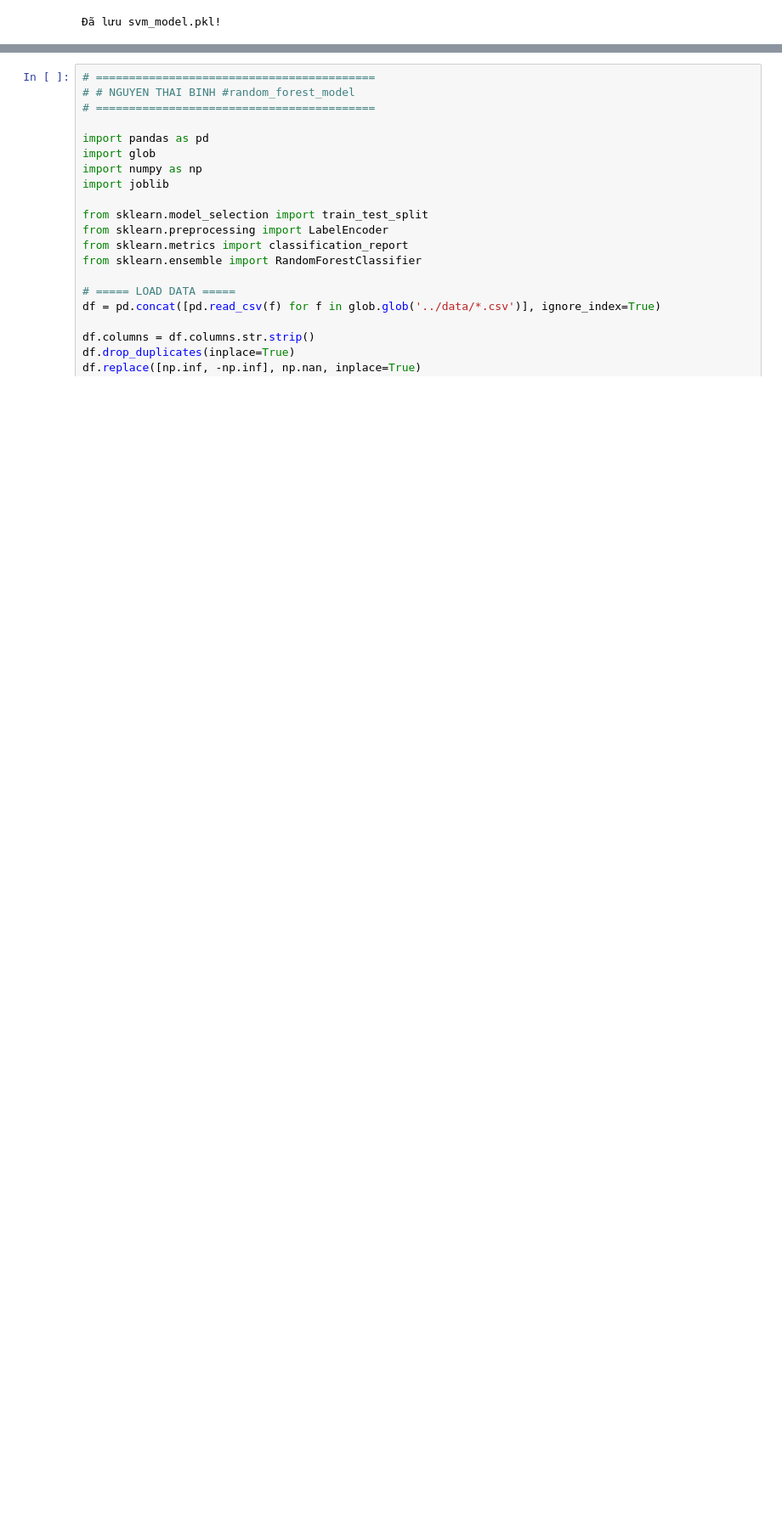
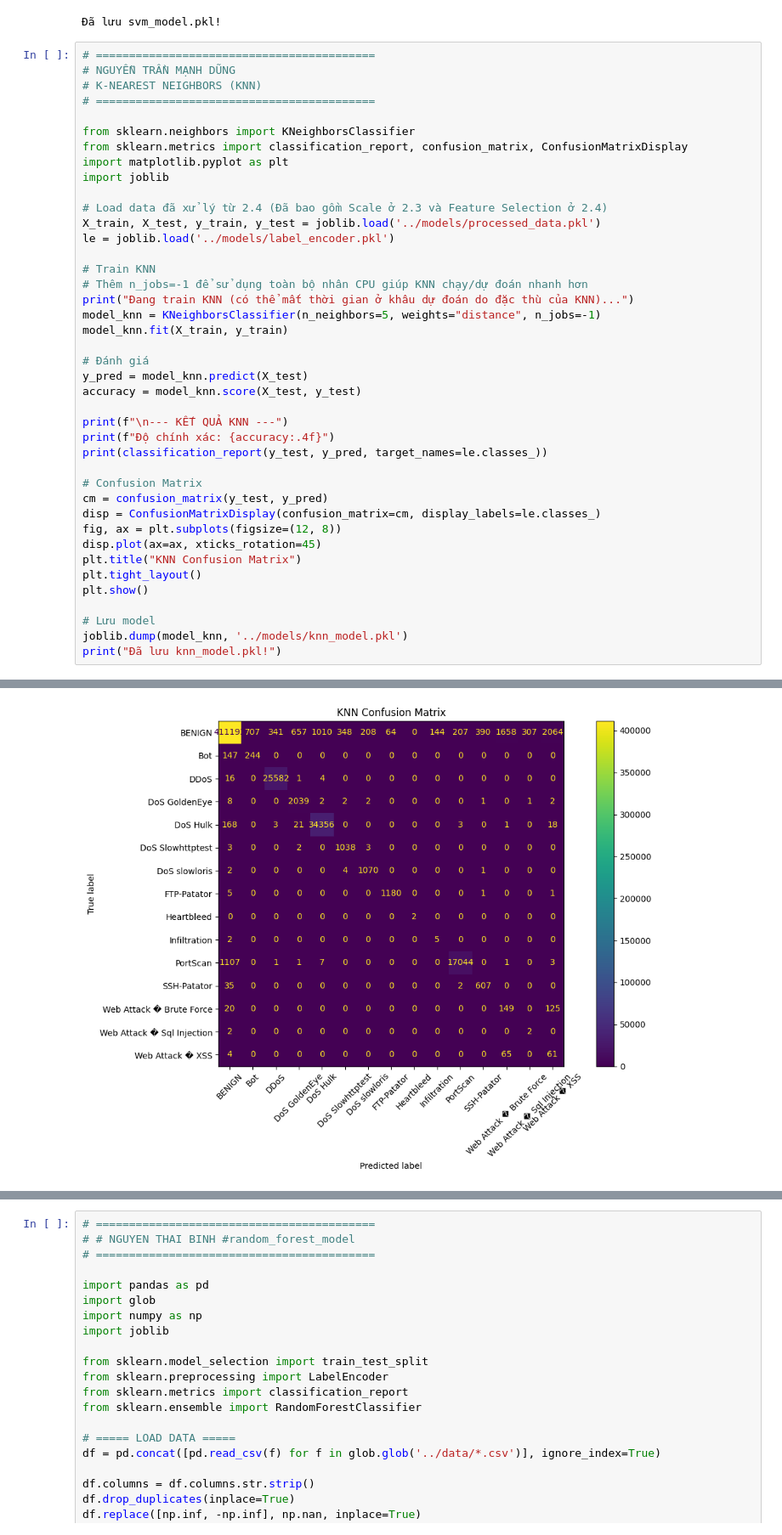
Before and after one commit to Tad1232005/Network-Intrusion-Detection-ML, a Jupyter notebook: notebooks/main.ipynb, the cells around one changed output, grey strips where cells are left out. Shown at 85% size. Cells and saved outputs as stored; diff of their text form; blank space fills up the shorter version.

Commit message:
K-Nearest Neighbors

```diff
--- a/notebooks/main.ipynb
+++ b/notebooks/main.ipynb
@@ -462,3 +435,45 @@ print("Đã lưu svm_model.pkl!")
               weighted avg       0.93      0.57      0.67    504473
 [figure]
 Đã lưu svm_model.pkl!
+# %%
+# ==========================================
+# NGUYỄN TRẦN MẠNH DŨNG
+# K-NEAREST NEIGHBORS (KNN)
+# ==========================================
+
+from sklearn.neighbors import KNeighborsClassifier
+from sklearn.metrics import classification_report, confusion_matrix, ConfusionMatrixDisplay
+import matplotlib.pyplot as plt
+import joblib
+
+# Load data đã xử lý từ 2.4 (Đã bao gồm Scale ở 2.3 và Feature Selection ở 2.4)
+X_train, X_test, y_train, y_test = joblib.load('../models/processed_data.pkl')
+le = joblib.load('../models/label_encoder.pkl')
+
+# Train KNN
+# Thêm n_jobs=-1 để sử dụng toàn bộ nhân CPU giúp KNN chạy/dự đoán nhanh hơn
+print("Đang train KNN (có thể mất thời gian ở khâu dự đoán do đặc thù của KNN)...")
+model_knn = KNeighborsClassifier(n_neighbors=5, weights="distance", n_jobs=-1)
+model_knn.fit(X_train, y_train)
+
+# Đánh giá
+y_pred = model_knn.predict(X_test)
+accuracy = model_knn.score(X_test, y_test)
+
+print(f"\n--- KẾT QUẢ KNN ---")
+print(f"Độ chính xác: {accuracy:.4f}")
+print(classification_report(y_test, y_pred, target_names=le.classes_))
+
+# Confusion Matrix
+cm = confusion_matrix(y_test, y_pred)
+disp = ConfusionMatrixDisplay(confusion_matrix=cm, display_labels=le.classes_)
+fig, ax = plt.subplots(figsize=(12, 8))
+disp.plot(ax=ax, xticks_rotation=45)
+plt.title("KNN Confusion Matrix")
+plt.tight_layout()
+plt.show()
+
+# Lưu model
+joblib.dump(model_knn, '../models/knn_model.pkl')
+print("Đã lưu knn_model.pkl!")
+# %% [output]
@@ -464,0 +497 @@ print("Đã lưu svm_model.pkl!")
+[figure, added]
```
Also changed, not shown: parts of 4 cells of this notebook, 4 other files.
